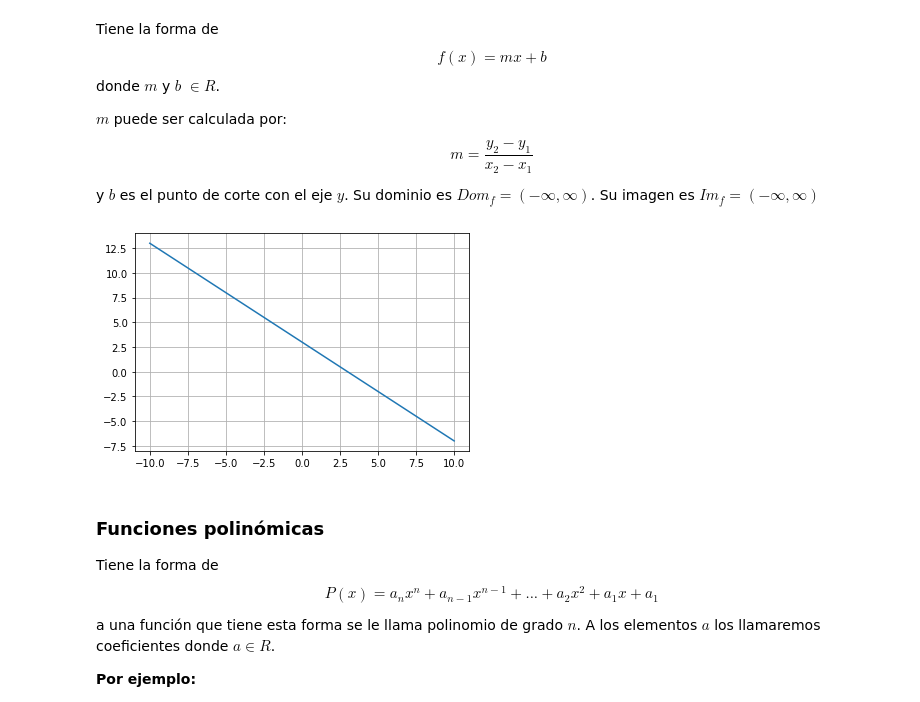
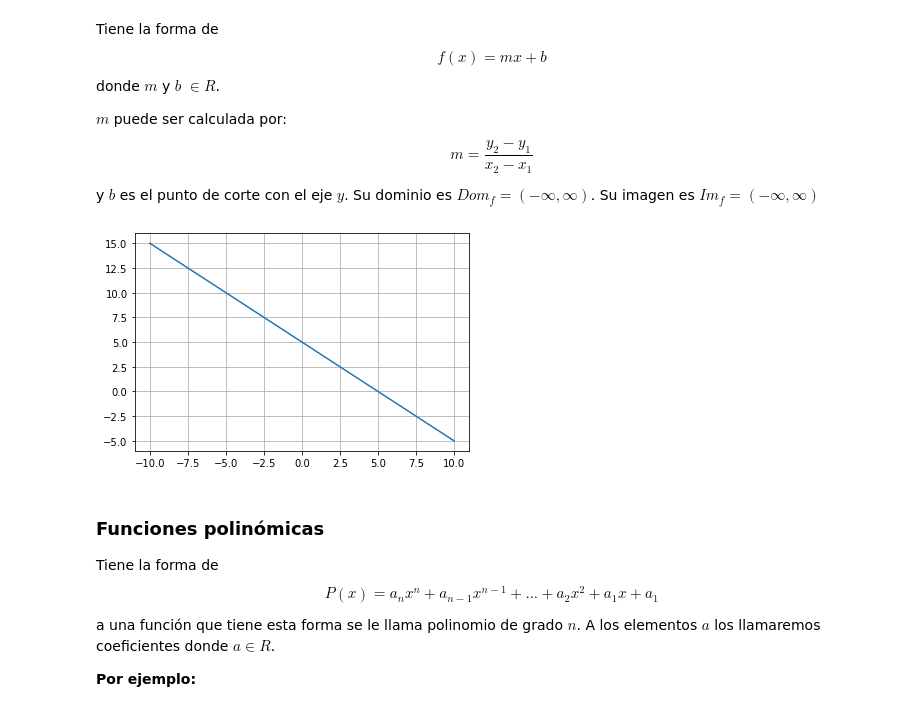
Before and after one commit to FernandoCallasaca/data_science_projects, a Jupyter notebook: 1_Programando_funciones.ipynb, the cells around one changed output. Saved outputs shown, nothing was run; the diff lists cells and outputs as text; code cells hidden in the pictures.

```diff
--- a/1_Programando_funciones.ipynb
+++ b/1_Programando_funciones.ipynb
@@ -18,22 +18,23 @@ y $b$ es el punto de corte con el eje $y$. Su dominio es $Dom_{f} = (-\infty, \i
 # %%
 N = 100
 
-m = -1
+m = -1 # 10, -1
 
-b = 3
+b = 5 # 5, 3
 
 def f(x):
   return m*x+b
 
-x = np.linspace(-10,10, num=N)
+x = np.linspace(-10,10, num=N) # creamos un arreglo de -10
+# a 10 con 100 valores
 
-y = f(x)
+y = f(x) # aplicamos la función
 
 fig, ax = plt.subplots()
-ax.plot(x,y)
-ax.grid()
+ax.plot(x,y) # graficamos la linea
+ax.grid() # dibujamos la cuadrícula
 # %% [output]
-[figure, old version]
+[figure, new version]
 # %% [markdown]
 ### Funciones polinómicas
 
```
Also changed, not shown: parts of 6 cells of this notebook.
